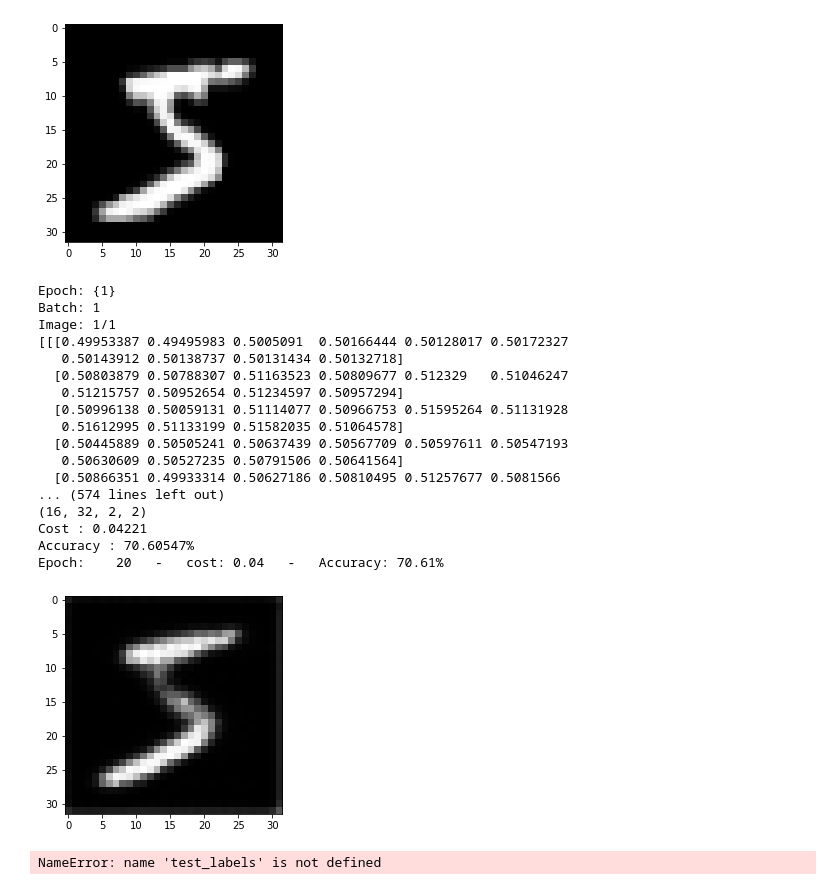
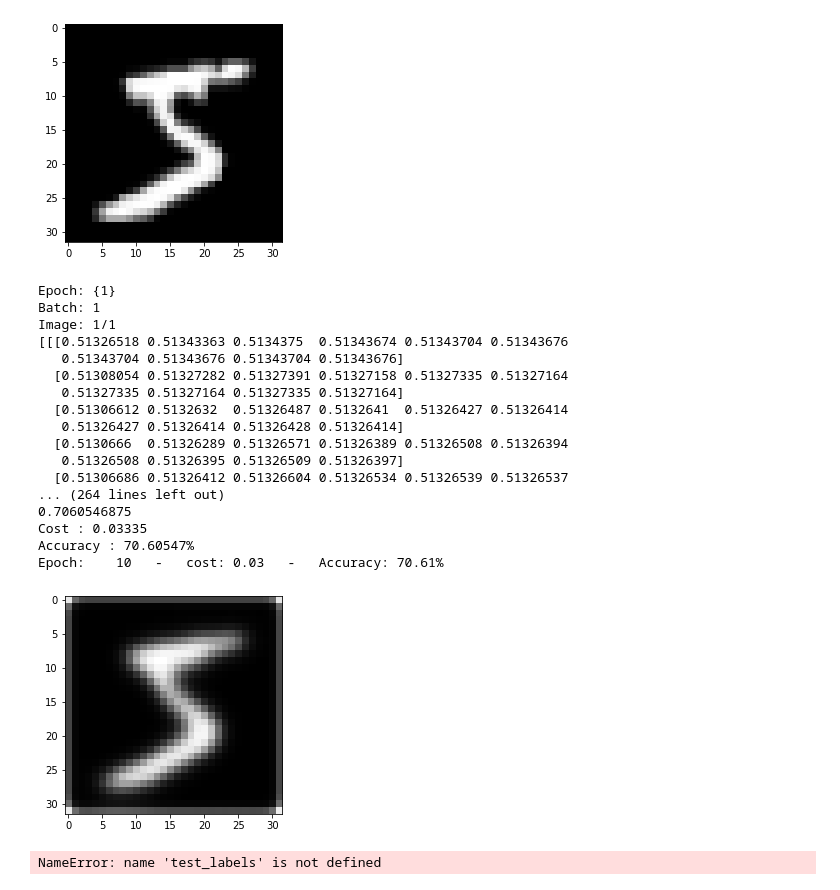
Before and after one commit to labis7/UNET-Using-Numpy, a Jupyter notebook: U-Net - Numpy - Small Version.ipynb, the cells around one changed output. Saved outputs shown, nothing was run; the diff lists cells and outputs as text; code cells hidden in the pictures.

Commit message:
Small Unet, boosted LR, accuracy, well tuned

```diff
--- a/U-Net - Numpy - Small Version.ipynb
+++ b/U-Net - Numpy - Small Version.ipynb
@@ -412,9 +413,10 @@ def train(X, Y, epochs, learning_rate, dropout, verbose=True, callback=None):
     #f1,f2,f3,f4,f5,fd1,fd2,fd3,fd4
     filters,bias, f_dc = init_filters(2,16) #Double the channel-filter 4 times  (up to 256 and back again)
     ##Final 1x1 filter
-    trim = 0.1
-    out_f = np.random.randn(1,16,1,1)*trim
-    out_b = np.random.randn(out_f.shape[0],1)*trim
+    trimf = 0.1
+    trimb = 0.1
+    out_f = np.random.randn(1,16,1,1)*trimf
+    out_b = np.random.randn(out_f.shape[0],1)*trimb
     out_fb = [out_f, out_b]
     #filter shape : (num_filters,input channels, f_h, f_w)
     #image shape: (channels, height, width)
@@ -575,7 +577,7 @@ def train(X, Y, epochs, learning_rate, dropout, verbose=True, callback=None):
                 #Deconvolution/Upsampling
                 # insert zeros : s-1 = 1, padding = k - p -1 = 2-0(what i want)-1=1 ,  s'=1(always) --> (i-1)*s+k-2p =
 
-                params = [f1_dc, b1_dc] # deconv filter, deconv bias
+                params = [f_dc[0][0], f_dc[0][1]] # deconv filter, deconv bias
                 dc1, new_in1 = convTransp(conv2_2, params, 1, 0)   #result:   =  32x32x16 , # conv5_2 requires NO crop
                 #Concat dc6 with conv2_2 so we get 32 channels (32x32x32)
                 c1 = concat(dc1, conv1_2) # 1st one is the right one size
@@ -633,9 +635,9 @@ def train(X, Y, epochs, learning_rate, dropout, verbose=True, callback=None):
                 dconv3, dconv1_2 = crop2half(conc_dconv3)  #we will later add gradients of dconv1_2(came from backprop concat) with the extra gradients of its next layer
                 #conv8_2 is not needed for input,we know how to select the right gradients
                 #dconv1_2 = reshape(dconv1_2, conv1_2.shape[1])
-                dconv2_2, df1_dc, db1_dc = convTranspBackward(dconv3, new_in1, f1_dc, conv_s)
+                dconv2_2, df1_dc, db1_dc = convTranspBackward(dconv3, new_in1, f_dc[0][0], conv_s)
                 #pack data
-                print(df1_dc.shape)
+
                 dconv2_2[conv2_2<=0] = 0
                 dconv2_1, df2_2, db2_2 = convolutionBackward(dconv2_2, conv2_1, f2[1], conv_s) #
                 #pack data
@@ -685,19 +687,10 @@ def train(X, Y, epochs, learning_rate, dropout, verbose=True, callback=None):
                 dout_f += dout_f_
                 dout_b += dout_b_
 
-            for i in range(len(filters)):
-                filters[i][0] -= lr*df[i][0]
-                bias[i][0] -= lr*db[i][0]
 
 
-            f1_dc -= lr*df1_dc
-            b1_dc -= lr*db1_dc
-
-            out_fb[0] -= lr*dout_f
-            out_fb[1] -= lr*dout_b
 
 
-            ''''
             ############## Adam Optimization ################
             #changing the main structures(which are also updated)
             #TODO: Future update - remove uneccessary memory loads/stores, v,s dont need to be saved
@@ -736,7 +729,17 @@ def train(X, Y, epochs, learning_rate, dropout, verbose=True, callback=None):
             bs_out_b = beta2*bs_out_b + (1 - beta2)*(dout_b/batch_size)**2  #b
             out_fb[1] -= lr*bv_out_b/np.sqrt(bs_out_b + 1e-7)
 
+            '''
+                        for i in range(len(filters)):
+                filters[i][0] -= lr*df[i][0]
+                bias[i][0] -= lr*db[i][0]
 
+
+            f_dc[0][0] -= lr*df1_dc
+            f_dc[0][1] -= lr*db1_dc
+
+            out_fb[0] -= lr*dout_f
+            out_fb[1] -= lr*dout_b
             #Updating Conv Part
 
 
@@ -763,7 +766,6 @@ def train(X, Y, epochs, learning_rate, dropout, verbose=True, callback=None):
                 params_values["W" + str(layer_idx)] -= learning_rate * grads_values["dW" + str(layer_idx)]
                 params_values["b" + str(layer_idx)] -= learning_rate * grads_values["db" + str(layer_idx)]
 
-
             '''
             print("Cost : {:.5f}".format(cost/batch))
             print("Accuracy : {:.5f}%".format((accuracy*100)/batch))
@@ -781,29 +783,29 @@ def train(X, Y, epochs, learning_rate, dropout, verbose=True, callback=None):
 # %%
 ###### Training ######
 #train_images, train_labels, test_images, test_labels
 import gc
 gc.collect()
 
-params_values = train(train_images, train_labels, 20, 0.01, True) #0.05 stable LR
+params_values = train(train_images, train_labels, 10, 0.01, True) #0.05 stable LR
 # %% [output]
 Epoch: {1}
 Batch: 1
 Image: 1/1
-[[[0.49953387 0.49495983 0.5005091  0.50166444 0.50128017 0.50172327
-   0.50143912 0.50138737 0.50131434 0.50132718]
-  [0.50803879 0.50788307 0.51163523 0.50809677 0.512329   0.51046247
-   0.51215757 0.50952654 0.51234597 0.50957294]
-  [0.50996138 0.50059131 0.51114077 0.50966753 0.51595264 0.51131928
-   0.51612995 0.51133199 0.51582035 0.51064578]
-  [0.50445889 0.50505241 0.50637439 0.50567709 0.50597611 0.50547193
-   0.50630609 0.50527235 0.50791506 0.50641564]
-  [0.50866351 0.49933314 0.50627186 0.50810495 0.51257677 0.5081566
-... (574 lines left out)
-(16, 32, 2, 2)
-Cost : 0.04221
+[[[0.51326518 0.51343363 0.5134375  0.51343674 0.51343704 0.51343676
+   0.51343704 0.51343676 0.51343704 0.51343676]
+  [0.51308054 0.51327282 0.51327391 0.51327158 0.51327335 0.51327164
+   0.51327335 0.51327164 0.51327335 0.51327164]
+  [0.51306612 0.5132632  0.51326487 0.5132641  0.51326427 0.51326414
+   0.51326427 0.51326414 0.51326428 0.51326414]
+  [0.5130666  0.51326289 0.51326571 0.51326389 0.51326508 0.51326394
+   0.51326508 0.51326395 0.51326509 0.51326397]
+  [0.51306686 0.51326412 0.51326604 0.51326534 0.51326539 0.51326537
+... (264 lines left out)
+0.7060546875
+Cost : 0.03335
 Accuracy : 70.60547%
-Epoch:    20   -   cost: 0.04   -   Accuracy: 70.61%
+Epoch:    10   -   cost: 0.03   -   Accuracy: 70.61%
-[figure, old version]
+[figure, new version]
 # %%
 ###### Prediction ######
 Yt = test_labels.T
```
Also changed, not shown: parts of 1 cell of this notebook.
